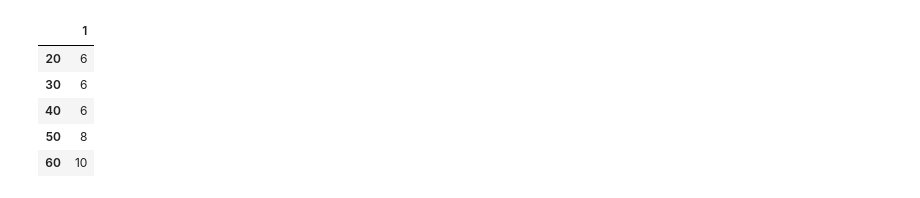
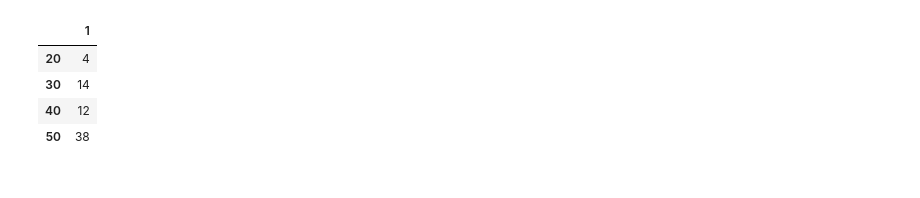
Before and after one commit to jtfield/phylo_comparison, a Jupyter notebook: tree_compare_fig.ipynb, the cells around one changed output. Saved outputs shown, nothing was run; the diff lists cells and outputs as text; code cells hidden in the pictures.

```diff
--- a/tree_compare_fig.ipynb
+++ b/tree_compare_fig.ipynb
@@ -9,12 +9,17 @@ import numpy as np
 import matplotlib.pyplot as plt
 # %%
 # input the path to the gon_phyling folder you wish to analyze
-replicate_dir = ""
+replicate_dir = "/home/vortacs/git-repos/phylo_comparison/output-dir"
+
+maj_rule_weighted_rfs_dict = {}
+maj_rule_unweighted_rfs_dict = {}
 
 weighted_rfs_dict = {}
 unweighted_rfs_dict = {}
+
 replicate_count = 0
 taxa_count = []
+maj_rule_taxa_count = []
 
 os.chdir(replicate_dir)
 
@@ -32,24 +37,40 @@ for dir_name in list_of_rep_dirs:
     rep_files = os.listdir(".")
     phycord_best_trees = []
     gon_phy_best_trees = []
+    phycord_maj_rule_trees = []
+    gon_phy_maj_rule_trees = []
 
     replicate_count+=1
 
+    maj_rule_weighted_rfs_dict[replicate_count] = {}
+    maj_rule_unweighted_rfs_dict[replicate_count] = {}
+
     unweighted_rfs_dict[replicate_count] = {}
     weighted_rfs_dict[replicate_count] = {}
+
     weighted_rfs = []
     unweighted_rfs = []
+
+    maj_rule_weighted_rfs = []
+    maj_rule_unweighted_rfs = []
 
     for file in rep_files:
         if "RAxML_bestTree.phycorder-" in file:
             phycord_best_trees.append(file)
         elif "RAxML_bestTree.gon_phy-" in file:
             gon_phy_best_trees.append(file)
+        elif "RAxML_bipartitions.phycorder_majority_rule-" in file:
+            phycord_maj_rule_trees.append(file)
+        elif "RAxML_bipartitions.gon_phy_majority_rule-" in file:
+            gon_phy_maj_rule_trees.append(file)
+
         else:
             continue
 
     phycord_best_trees.sort(key=lambda f: int(''.join(filter(str.isdigit, f))))
     gon_phy_best_trees.sort(key=lambda f: int(''.join(filter(str.isdigit, f))))
+    phycord_maj_rule_trees.sort(key=lambda f: int(''.join(filter(str.isdigit, f))))
+    gon_phy_maj_rule_trees.sort(key=lambda f: int(''.join(filter(str.isdigit, f))))
 
     #print("\n")
     #print("**")
@@ -89,39 +110,87 @@ for dir_name in list_of_rep_dirs:
                 best_tree_weighted = treecompare.weighted_robinson_foulds_distance(tree1, tree2)
                 #print(best_tree_weighted)
                 weighted_rfs.append(best_tree_weighted)
 
+
+    for phycord_count, phycord_maj_rule_tree in enumerate(phycord_maj_rule_trees):
+        tree_file_open = open(phycord_maj_rule_tree, 'r')
+        read_tree = tree_file_open.read()
+        step_count_taxa = read_tree.count("taxon")
+        if step_count_taxa not in maj_rule_taxa_count:
+            maj_rule_taxa_count.append(step_count_taxa)
+        for gon_phy_count, gon_phy_maj_rule_tree in enumerate(gon_phy_maj_rule_trees):
+            if phycord_count == gon_phy_count:
+
+
+                # establish common taxon namespace
+                tns = dendropy.TaxonNamespace()
+
+                # ensure all trees loaded use common namespace
+                tree1 = dendropy.Tree.get(
+                path = gon_phy_maj_rule_tree,
+                schema='newick',
+                taxon_namespace=tns)
+
+                tree2 = dendropy.Tree.get(
+                path = phycord_maj_rule_tree,
+                schema = 'newick',
+                taxon_namespace = tns)
+
+                maj_rule_unweighted = treecompare.symmetric_difference(tree1, tree2)
+                #print(best_tree_unweighted)
+                maj_rule_unweighted_rfs.append(maj_rule_unweighted)
+
+                maj_rule_weighted = treecompare.weighted_robinson_foulds_distance(tree1, tree2)
+                #print(best_tree_weighted)
+                maj_rule_weighted_rfs.append(maj_rule_weighted)
     #print(unweighted_rfs)
     #print(weighted_rfs)
     #print(taxa_count)
 
     weight_temp_dict = {}
     for num1, count in enumerate(taxa_count):
         for num2, rf in enumerate(weighted_rfs):
             if num1 == num2:
                 weight_temp_dict[count] = rf
     weighted_rfs_dict[replicate_count] = weight_temp_dict
 
     unweight_temp_dict = {}
     for num1, count in enumerate(taxa_count):
         for num2, rf in enumerate(unweighted_rfs):
             if num1 == num2:
                 unweight_temp_dict[count] = rf
     unweighted_rfs_dict[replicate_count] = unweight_temp_dict
 
+    mr_weight_temp_dict = {}
+    for num1, count in enumerate(maj_rule_taxa_count):
+        for num2, rf in enumerate(maj_rule_weighted_rfs):
+            if num1 == num2:
+                mr_weight_temp_dict[count] = rf
+    maj_rule_weighted_rfs_dict[replicate_count] = mr_weight_temp_dict
+
+    mr_unweight_temp_dict = {}
+    for num1, count in enumerate(maj_rule_taxa_count):
+        for num2, rf in enumerate(maj_rule_unweighted_rfs):
+            if num1 == num2:
+                mr_unweight_temp_dict[count] = rf
+    maj_rule_unweighted_rfs_dict[replicate_count] = mr_unweight_temp_dict
+
     os.chdir(replicate_dir)
 #print(unweighted_rfs_dict)
 #print(weighted_rfs_dict)
 
 unweighted_df = pd.DataFrame.from_dict(unweighted_rfs_dict ,orient='columns')
 weighted_df = pd.DataFrame.from_dict(weighted_rfs_dict,orient='columns')
-unweighted_df.head()
+mr_unweighted_df = pd.DataFrame.from_dict(maj_rule_unweighted_rfs_dict ,orient='columns')
+mr_weighted_df = pd.DataFrame.from_dict(maj_rule_weighted_rfs_dict,orient='columns')
+
+mr_unweighted_df.head()
 # %% [output]
 |  | 1 |
-| 20 | 6 |
-| 30 | 6 |
-| 40 | 6 |
-| 50 | 8 |
-| 60 | 10 |
+| 20 | 4 |
+| 30 | 14 |
+| 40 | 12 |
+| 50 | 38 |
 # %%
 unweighted_df['mean rf'] = unweighted_df.mean(axis=1)
 unweighted_mean = unweighted_df['mean rf']
```
Also changed, not shown: parts of 15 cells of this notebook, 2 other files.
